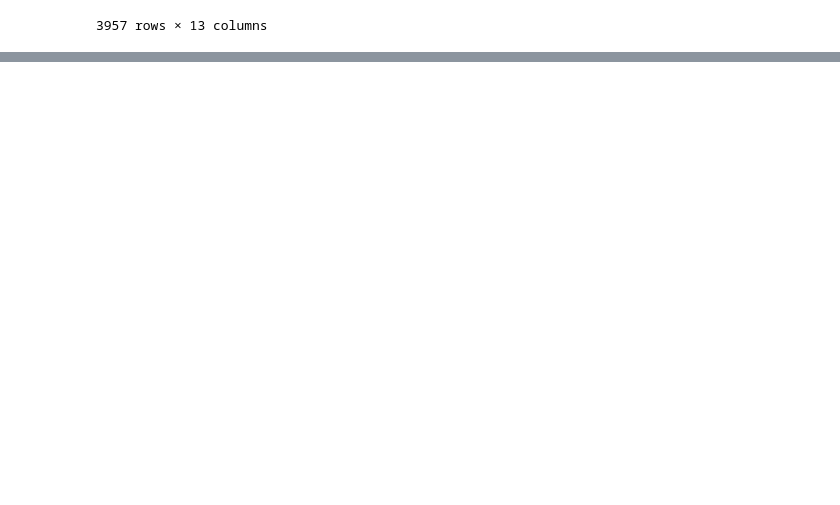
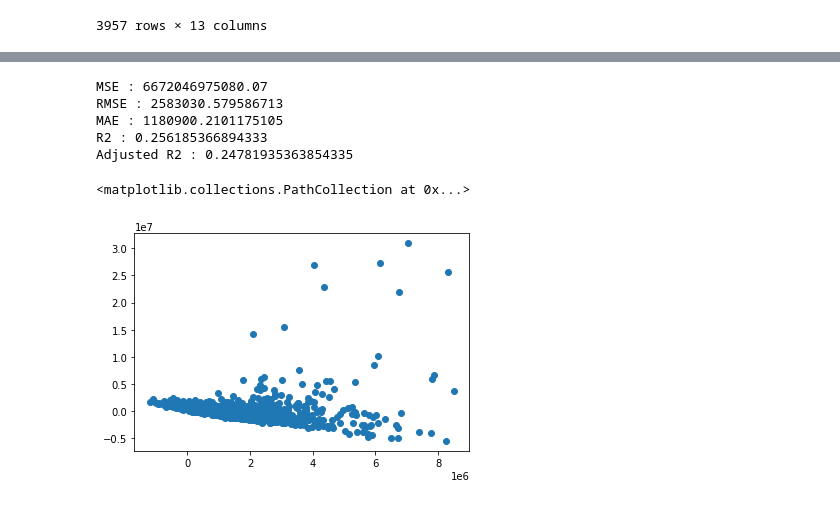
Before and after one commit to Jayesh-Panchal/Supervised-ML---Regression-Ted-Talks-VIew-Prediction-, a Jupyter notebook: Copy_of_Ted_Talk_Prediction.ipynb, the cells around one changed output, grey strips where cells are left out. Cells and saved outputs as stored; diff of their text form; code cells hidden in the pictures; blank space fills up the shorter version.

```diff
--- a/Copy_of_Ted_Talk_Prediction.ipynb
+++ b/Copy_of_Ted_Talk_Prediction.ipynb
@@ -302,0 +364,13 @@ independent_variables
+# %%
+#import the packages
+from sklearn.linear_model import LinearRegression
+reg= LinearRegression().fit(X_train, y_train)
+# %%
+# Create the data of independent variables
+X = Ted_talks[independent_variables].values
+
+# Create the dependent variable data
+y = Ted_talks[dependent_variable].values
+# %%
+# Splitting the dataset into the Training set and Test set
+X_train, X_test, y_train, y_test = train_test_split(X, y, test_size = 0.25, random_state = 0)
@@ -302,0 +389,4 @@ independent_variables
+# %%
+#get the X_train and X-test value
+y_pred_train=reg.predict(X_train)
+y_pred_test=reg.predict(X_test)
@@ -302,0 +434,30 @@ independent_variables
+# %%
+#import the packages
+from sklearn.metrics import mean_squared_error
+#calculate MSE
+MSE_lr= mean_squared_error(y_test, y_pred_test)
+print("MSE :",MSE_lr)
+
+#calculate RMSE
+RMSE_lr=np.sqrt(MSE_lr)
+print("RMSE :",RMSE_lr)
+
+
+#calculate MAE
+MAE_lr= mean_absolute_error(y_test, y_pred_test)
+print("MAE :",MAE_lr)
+
+
+#import the packages
+from sklearn.metrics import r2_score
+#calculate r2 and adjusted r2
+r2_lr= r2_score((y_test), (y_pred_test))
+print("R2 :",r2_lr)
+Adjusted_R2_lr = (1-(1-r2_score((y_test), (y_pred_test)))*((X_test.shape[0]-1)/(X_test.shape[0]-X_test.shape[1]-1)))
+print("Adjusted R2 :",Adjusted_R2_lr )
+# %% [output]
+MSE : 6672046975080.07
+RMSE : 2583030.579586713
+MAE : 1180900.2101175105
+R2 : 0.256185366894333
+Adjusted R2 : 0.24781935363854335
@@ -302,0 +474,6 @@ independent_variables
+# %%
+### Heteroscadacity
+plt.scatter((y_pred_test),(y_test)-(y_pred_test))
+# %% [output]
+<matplotlib.collections.PathCollection at 0x...>
+[figure, added]
```
Also changed, not shown: parts of 48 cells of this notebook.
